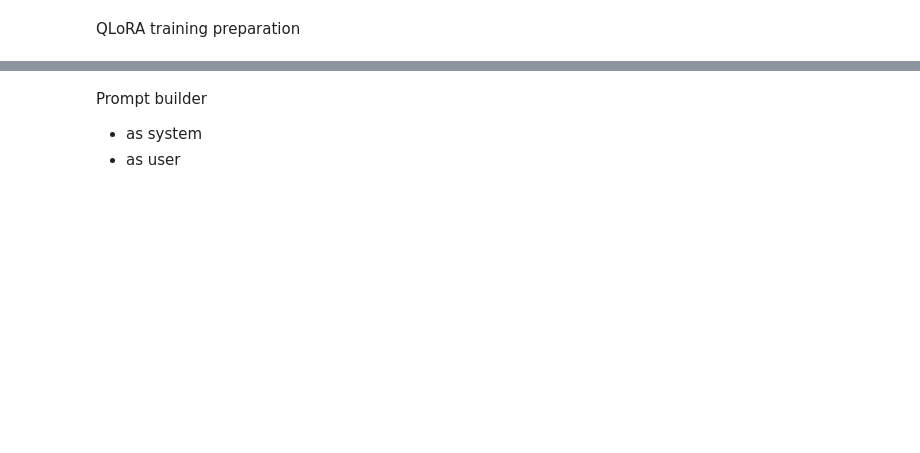
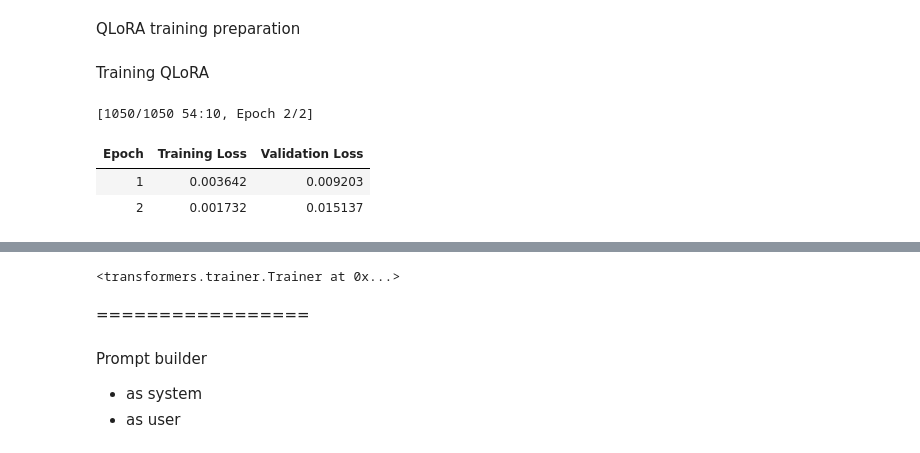
Before and after one commit to yousifnimah/Hackathon-SupportPipelineAutomation, a Jupyter notebook: llm.ipynb, the cells around one changed output, grey strips where cells are left out. Saved outputs shown, nothing was run; the diff lists cells and outputs as text; code cells hidden in the pictures; blank space fills up the shorter version.

```diff
--- a/llm.ipynb
+++ b/llm.ipynb
@@ -233,8 +379,9 @@ def _render_training_example(prompt_conversation: list[dict], target: str) -> di
 
 
 class SupportTicketTrainingDataset(Dataset):
-    def __init__(self, records: list[dict]):
+    def __init__(self, records: list[dict], cats: tuple):
         self.records = records
+        self.categories = cats
 
     def __len__(self) -> int:
         return len(self.records) * 2
@@ -242,12 +389,10 @@ class SupportTicketTrainingDataset(Dataset):
     def __getitem__(self, index: int) -> dict:
         ticket = self.records[index // 2]
         if index % 2 == 0:
-            prompt_conversation = build_conversation(ticket["messages"], categories)
+            prompt_conversation = build_conversation(ticket["messages"], self.categories)
             target = _training_target(ticket)
         else:
-            prompt_conversation = build_category_confidence_conversation(
-                ticket["messages"]
-            )
+            prompt_conversation = build_category_confidence_conversation(ticket["messages"])
             target = CODE_BY_CATEGORY[ticket["category"]]
         return _render_training_example(prompt_conversation, target)
 
@@ -272,11 +417,7 @@ def collate_training_batch(examples: list[dict]) -> dict:
     }
 
 
-def train_qlora(
-    train_records: list[dict],
-    validation_records: list[dict],
-    output_dir: str,
-):
+def train_qlora(train_records: list[dict], validation_records: list[dict],output_dir: str):
     global model
     if not train_records or not validation_records:
         raise ValueError("Provide non-empty, isolated training and validation records.")
@@ -288,16 +429,14 @@ def train_qlora(
     random_seed = RANDOM_SEED
     set_seed(random_seed)
     training_model = prepare_qlora_training_model(model)
+
     training_args = TrainingArguments(
         output_dir=output_dir,
         num_train_epochs=float(os.getenv("EPOCHS", "2")),
         per_device_train_batch_size=int(os.getenv("BATCH_SIZE", "1")),
         per_device_eval_batch_size=int(os.getenv("EVAL_BATCH_SIZE", "1")),
-        gradient_accumulation_steps=int(
-            os.getenv("GRADIENT_ACCUMULATION_STEPS", "8")
-        ),
+        gradient_accumulation_steps=int(os.getenv("GRADIENT_ACCUMULATION_STEPS", "8")),
         learning_rate=float(os.getenv("LEARNING_RATE", "2e-4")),
-        warmup_ratio=float(os.getenv("WARMUP_RATIO", "0.03")),
         weight_decay=float(os.getenv("WEIGHT_DECAY", "0.01")),
         eval_strategy="epoch",
         save_strategy="epoch",
@@ -314,8 +453,8 @@ def train_qlora(
     trainer = Trainer(
         model=training_model,
         args=training_args,
-        train_dataset=SupportTicketTrainingDataset(train_records),
-        eval_dataset=SupportTicketTrainingDataset(validation_records),
+        train_dataset=SupportTicketTrainingDataset(train_records, cats=categories),
+        eval_dataset=SupportTicketTrainingDataset(validation_records, cats=categories),
         data_collator=collate_training_batch,
     )
     trainer.train()
@@ -324,3 +463,13 @@ def train_qlora(
     model = trainer.model.eval()
     model.config.use_cache = True
     return trainer
+# %% [markdown]
+Training QLoRA
+# %%
+outputDir = ADAPTER_PATH
+train_qlora(train_records=train_data, validation_records=val_data, output_dir=outputDir)
+# %% [output]
+[1050/1050 54:10, Epoch 2/2]
+| Epoch | Training Loss | Validation Loss |
+| 1 | 0.003642 | 0.009203 |
+| 2 | 0.001732 | 0.015137 |
@@ -327,3 +477,6 @@ def train_qlora(
+<transformers.trainer.Trainer at 0x...>
+# %% [markdown]
+=================
 # %% [markdown]
 Prompt builder
 
```
Also changed, not shown: parts of 36 cells of this notebook, 7 other files.
